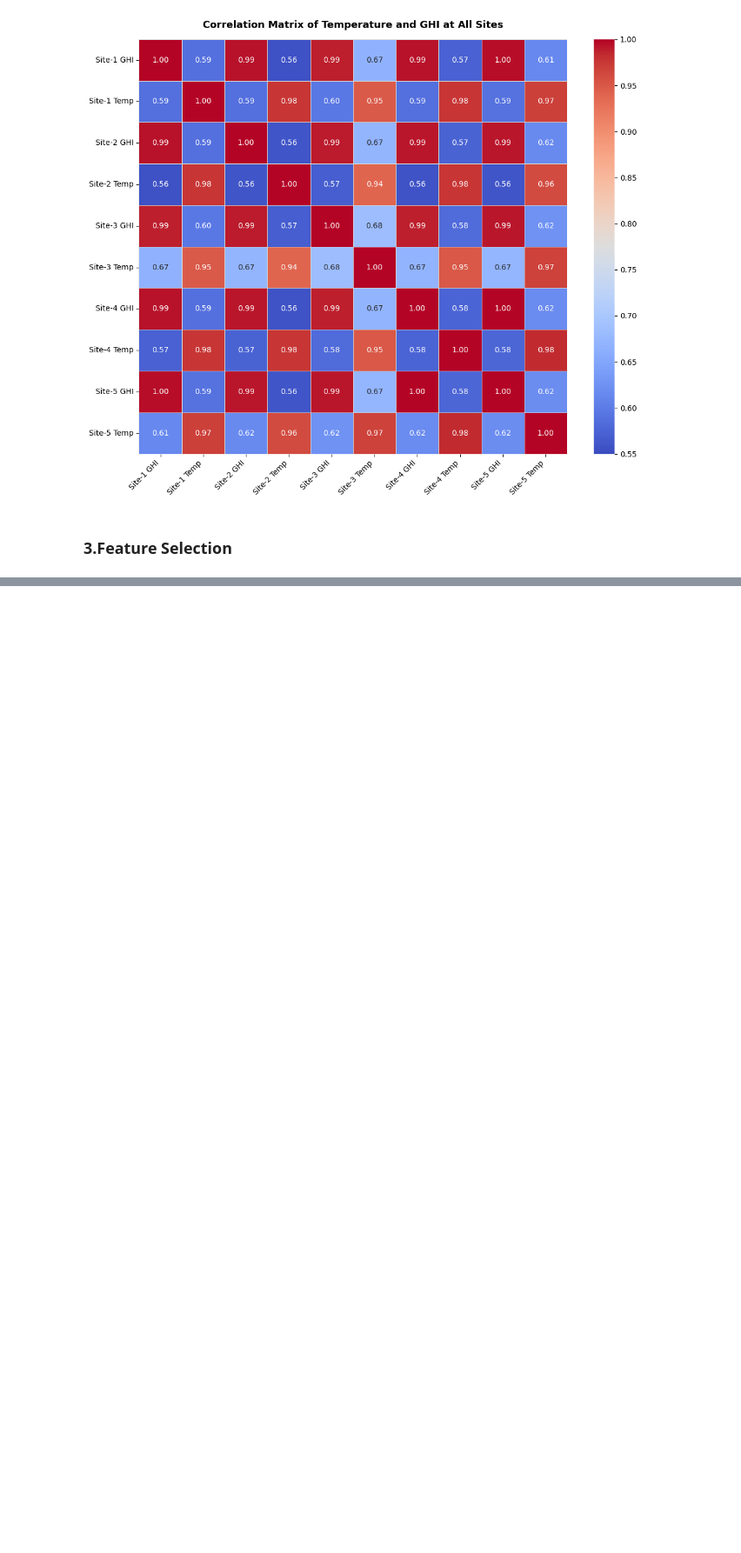
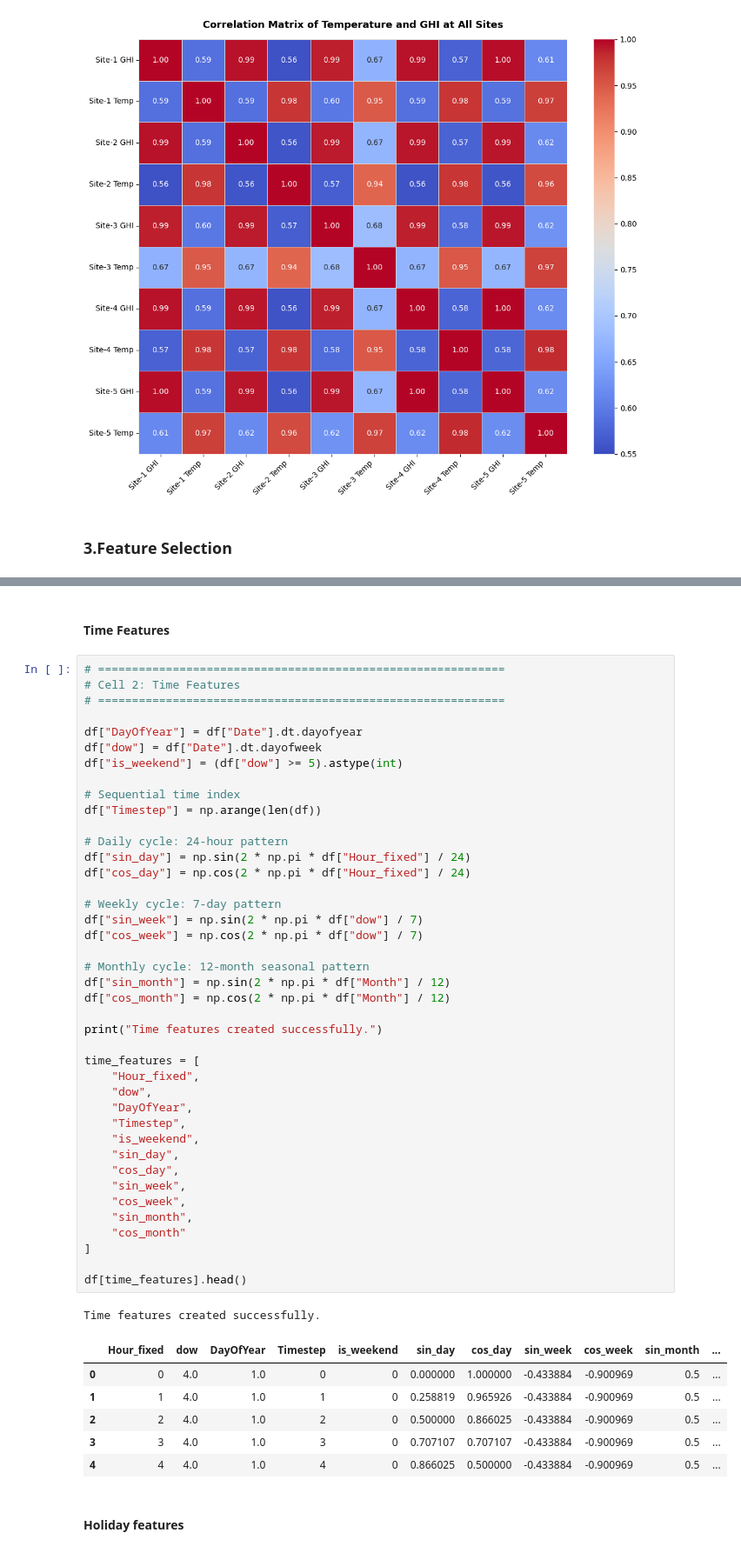
Before and after one commit to NganBui25/2025-PGE-Energy-Analytics, a Jupyter notebook: notebooks/feature_engineering.ipynb, the cells around one changed output, grey strips where cells are left out. Shown at 87% size. Drawn from its saved outputs; the diff is of its cells as text; blank space fills up the shorter version.

```diff
--- a/notebooks/feature_engineering.ipynb
+++ b/notebooks/feature_engineering.ipynb
@@ -363,0 +415,53 @@ plt.show()
+# %% [markdown]
+#### Time Features
+# %%
+# ============================================================
+# Cell 2: Time Features
+# ============================================================
+
+df["DayOfYear"] = df["Date"].dt.dayofyear
+df["dow"] = df["Date"].dt.dayofweek
+df["is_weekend"] = (df["dow"] >= 5).astype(int)
+
+# Sequential time index
+df["Timestep"] = np.arange(len(df))
+
+# Daily cycle: 24-hour pattern
+df["sin_day"] = np.sin(2 * np.pi * df["Hour_fixed"] / 24)
+df["cos_day"] = np.cos(2 * np.pi * df["Hour_fixed"] / 24)
+
+# Weekly cycle: 7-day pattern
+df["sin_week"] = np.sin(2 * np.pi * df["dow"] / 7)
+df["cos_week"] = np.cos(2 * np.pi * df["dow"] / 7)
+
+# Monthly cycle: 12-month seasonal pattern
+df["sin_month"] = np.sin(2 * np.pi * df["Month"] / 12)
+df["cos_month"] = np.cos(2 * np.pi * df["Month"] / 12)
+
+print("Time features created successfully.")
+
+time_features = [
+    "Hour_fixed",
+    "dow",
+    "DayOfYear",
+    "Timestep",
+    "is_weekend",
+    "sin_day",
+    "cos_day",
+    "sin_week",
+    "cos_week",
+    "sin_month",
+    "cos_month"
+]
+
+df[time_features].head()
+# %% [output]
+Time features created successfully.
+|  | Hour_fixed | dow | DayOfYear | Timestep | is_weekend | sin_day | cos_day | sin_week | cos_week | sin_month | ... |
+| 0 | 0 | 4.0 | 1.0 | 0 | 0 | 0.000000 | 1.000000 | -0.433884 | -0.900969 | 0.5 | ... |
+| 1 | 1 | 4.0 | 1.0 | 1 | 0 | 0.258819 | 0.965926 | -0.433884 | -0.900969 | 0.5 | ... |
+| 2 | 2 | 4.0 | 1.0 | 2 | 0 | 0.500000 | 0.866025 | -0.433884 | -0.900969 | 0.5 | ... |
+| 3 | 3 | 4.0 | 1.0 | 3 | 0 | 0.707107 | 0.707107 | -0.433884 | -0.900969 | 0.5 | ... |
+| 4 | 4 | 4.0 | 1.0 | 4 | 0 | 0.866025 | 0.500000 | -0.433884 | -0.900969 | 0.5 | ... |
+# %% [markdown]
+#### Holiday features
```
Also changed, not shown: parts of 23 cells of this notebook, 2 other files.
